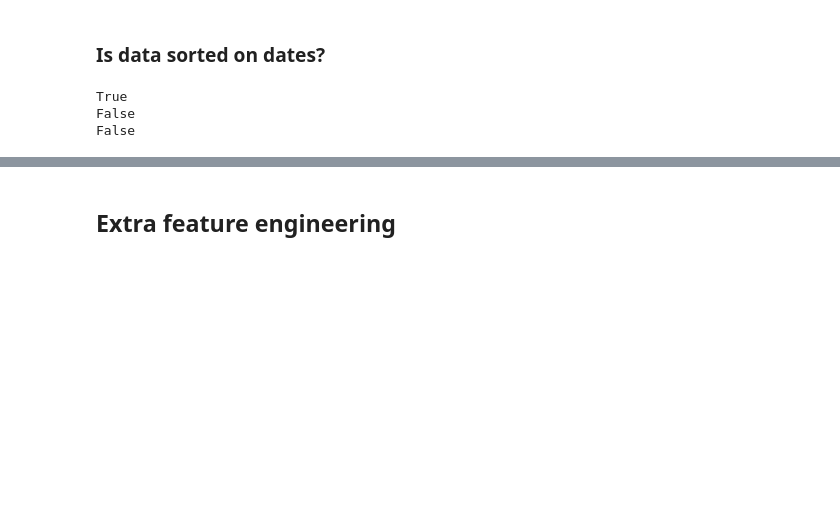
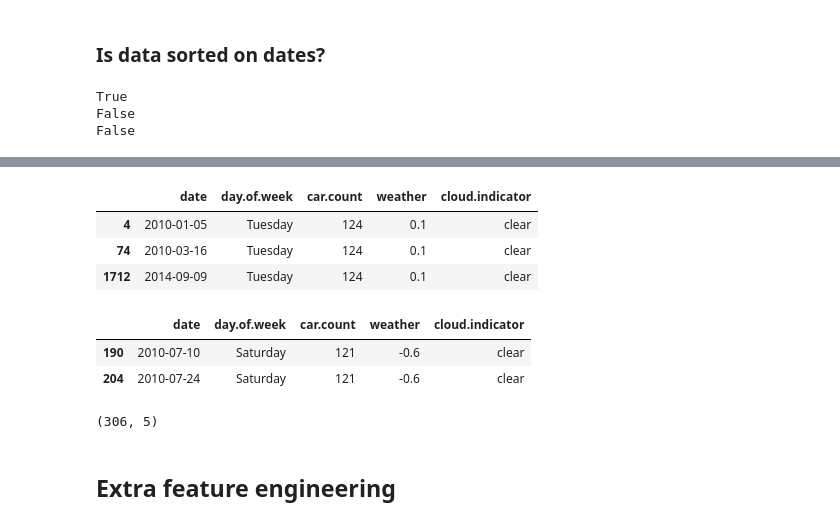
Before and after one commit to emindeniz/Norbital, a Jupyter notebook: Orbital_Emin_Ozkan.ipynb, the cells around one changed output, grey strips where cells are left out. Drawn from its saved outputs; the diff is of its cells as text; code cells hidden in the pictures; blank space fills up the shorter version.

```diff
--- a/Orbital_Emin_Ozkan.ipynb
+++ b/Orbital_Emin_Ozkan.ipynb
@@ -109,3 +124,20 @@ False
+# %%
+data[(data['car.count']==124)&(data['weather']==0.1)]
+# %% [output]
+|  | date | day.of.week | car.count | weather | cloud.indicator |
+| 4 | 2010-01-05 | Tuesday | 124 | 0.1 | clear |
+| 74 | 2010-03-16 | Tuesday | 124 | 0.1 | clear |
+| 1712 | 2014-09-09 | Tuesday | 124 | 0.1 | clear |
+# %%
+data[(data['car.count']==121)&(data['weather']==-0.6)]
+# %% [output]
+|  | date | day.of.week | car.count | weather | cloud.indicator |
+| 190 | 2010-07-10 | Saturday | 121 | -0.6 | clear |
+| 204 | 2010-07-24 | Saturday | 121 | -0.6 | clear |
+# %%
+data[data.drop(['date','day.of.week'],axis=1).duplicated()].shape
+# %% [output]
+(306, 5)
 # %% [markdown]
 <a id='cell1'></a>
 ## Extra feature engineering
```
Also changed, not shown: parts of 4 cells of this notebook, 1 other file.
